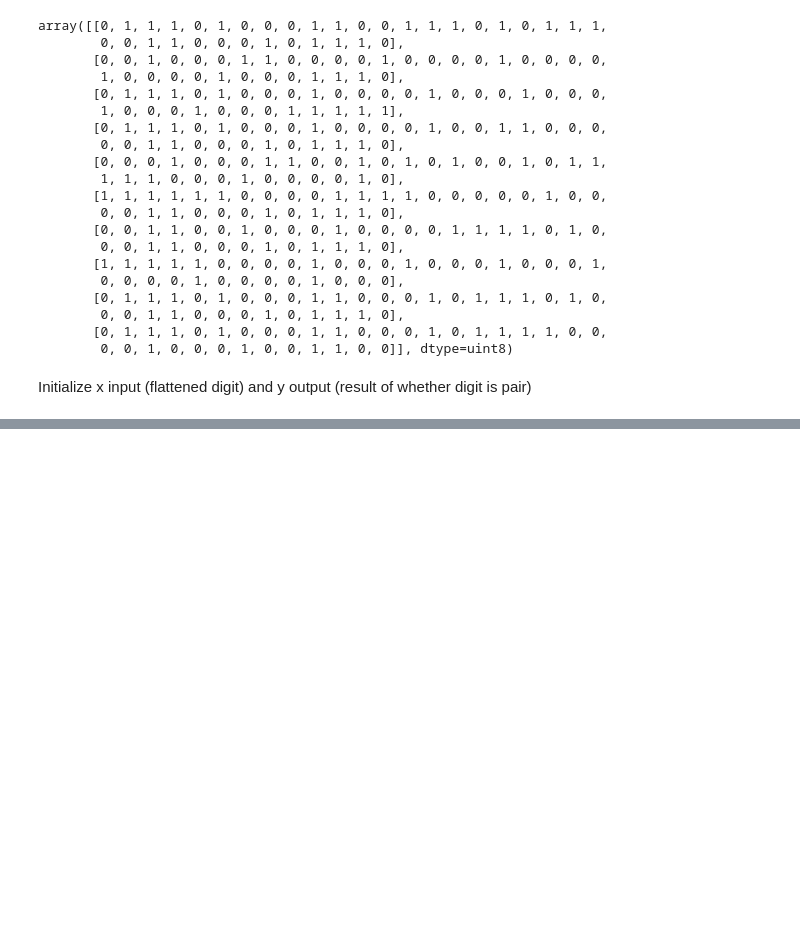
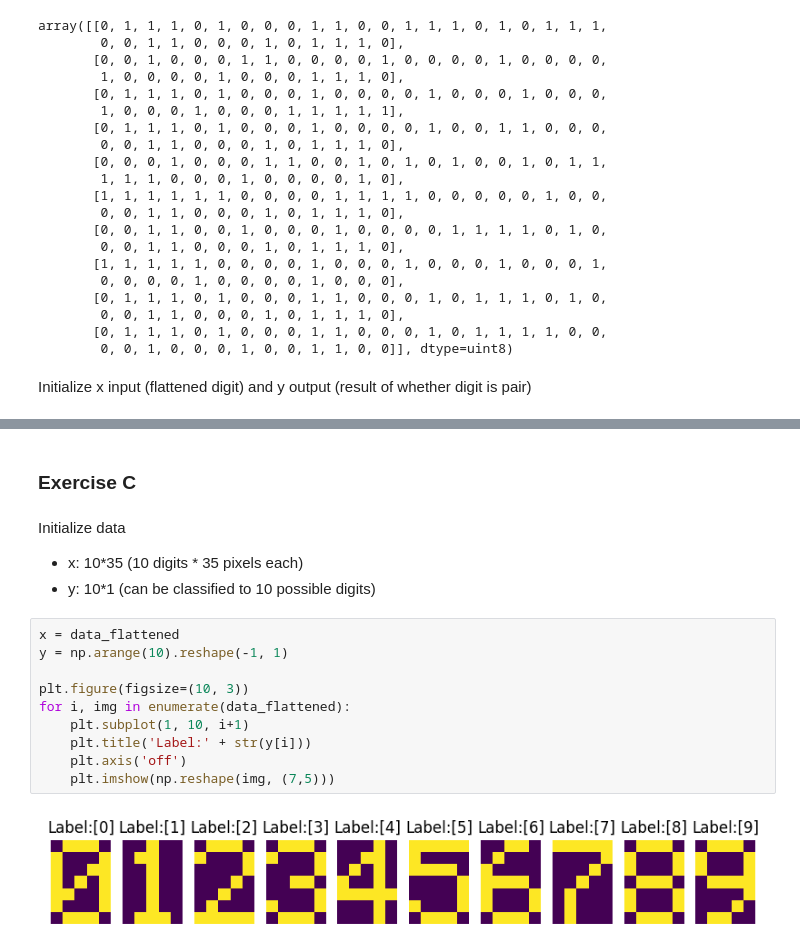
Before and after one commit to tristanff/SIA-TP3, a Jupyter notebook: Exercise3/Multilayer.ipynb, the cells around one changed output, grey strips where cells are left out. Drawn from its saved outputs; the diff is of its cells as text; blank space fills up the shorter version.

```diff
--- a/Exercise3/Multilayer.ipynb
+++ b/Exercise3/Multilayer.ipynb
@@ -194,0 +240,18 @@ ValueError: shapes (10,10) and (1,10) not aligned: 10 (dim 1) != 1 (dim 0)
+# %% [markdown]
+### Exercise C
+# %% [markdown]
+Initialize data
+- x: 10*35 (10 digits * 35 pixels each)
+- y: 10*1 (can be classified to 10 possible digits)
+# %%
+x = data_flattened
+y = np.arange(10).reshape(-1, 1)
+
+plt.figure(figsize=(10, 3))
+for i, img in enumerate(data_flattened):
+    plt.subplot(1, 10, i+1)
+    plt.title('Label:' + str(y[i]))
+    plt.axis('off')
+    plt.imshow(np.reshape(img, (7,5)))
+# %% [output]
+[figure, added]
```
Also changed, not shown: parts of 8 cells of this notebook.
